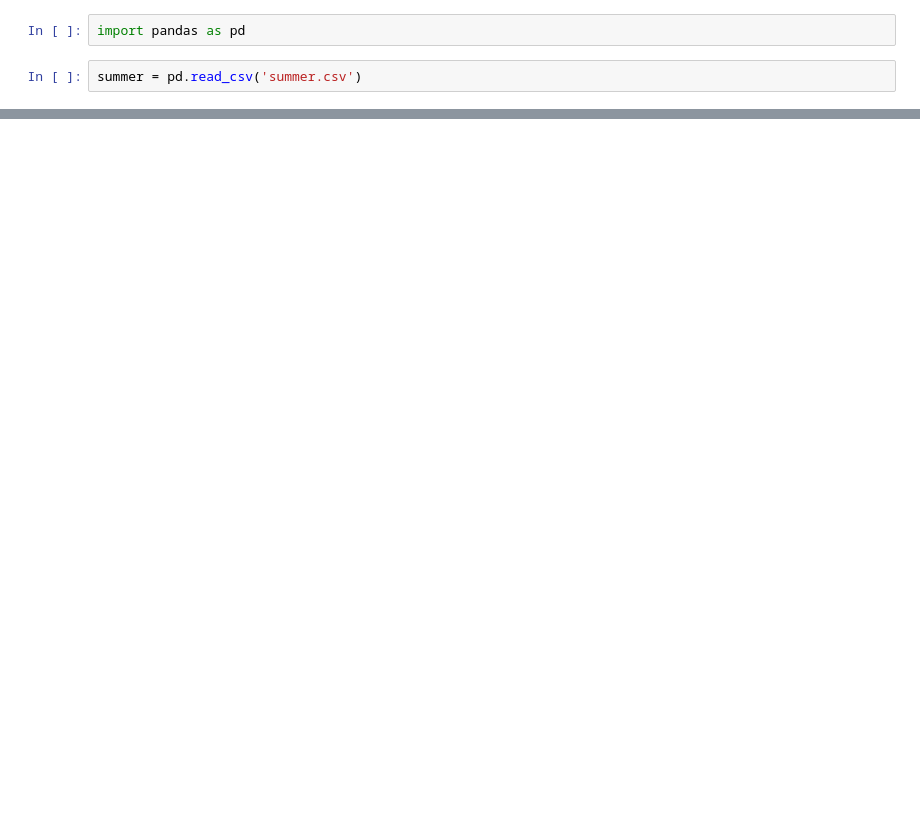
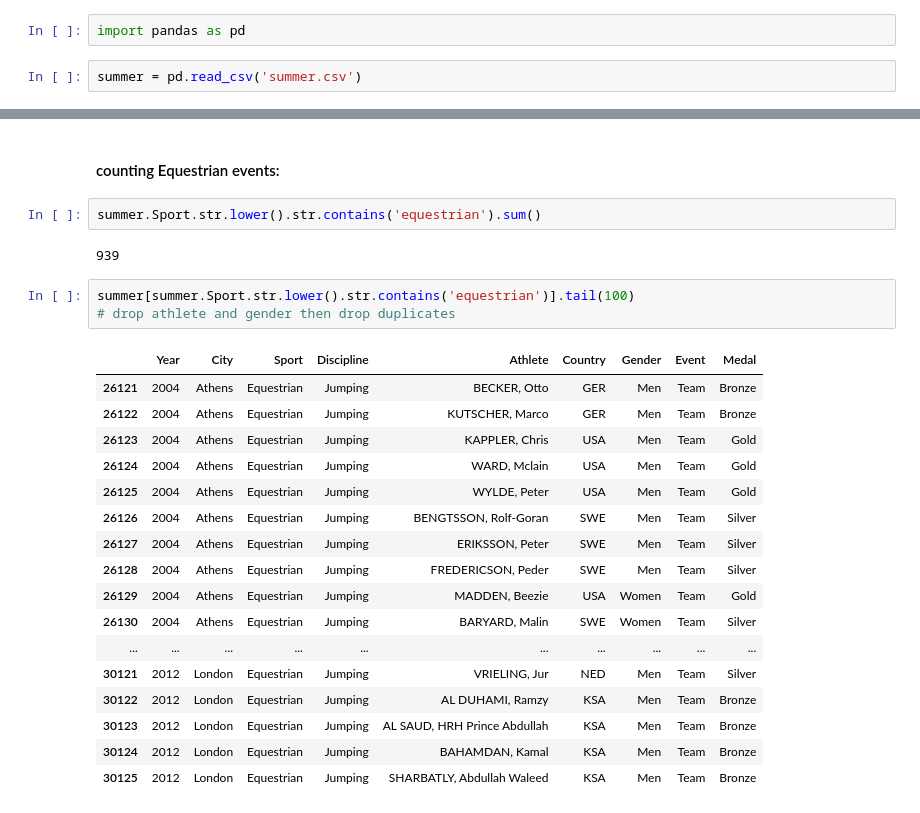
Before and after one commit to hamednasr/Olympic-medals-data-anlysis, a Jupyter notebook: Olympic Medals Data Analysis 2.ipynb, the cells around one changed output, grey strips where cells are left out. Saved outputs shown, nothing was run; the diff lists cells and outputs as text; blank space fills up the shorter version.

```diff
--- a/Olympic Medals Data Analysis 2.ipynb
+++ b/Olympic Medals Data Analysis 2.ipynb
@@ -13,0 +60,27 @@ summer.head()
+# %% [markdown]
+#### counting Equestrian events:
+# %%
+summer.Sport.str.lower().str.contains('equestrian').sum()
+# %% [output]
+939
+# %%
+summer[summer.Sport.str.lower().str.contains('equestrian')].tail(100)
+# drop athlete and gender then drop duplicates
+# %% [output]
+|  | Year | City | Sport | Discipline | Athlete | Country | Gender | Event | Medal |
+| 26121 | 2004 | Athens | Equestrian | Jumping | BECKER, Otto | GER | Men | Team | Bronze |
+| 26122 | 2004 | Athens | Equestrian | Jumping | KUTSCHER, Marco | GER | Men | Team | Bronze |
+| 26123 | 2004 | Athens | Equestrian | Jumping | KAPPLER, Chris | USA | Men | Team | Gold |
+| 26124 | 2004 | Athens | Equestrian | Jumping | WARD, Mclain | USA | Men | Team | Gold |
+| 26125 | 2004 | Athens | Equestrian | Jumping | WYLDE, Peter | USA | Men | Team | Gold |
+| 26126 | 2004 | Athens | Equestrian | Jumping | BENGTSSON, Rolf-Goran | SWE | Men | Team | Silver |
+| 26127 | 2004 | Athens | Equestrian | Jumping | ERIKSSON, Peter | SWE | Men | Team | Silver |
+| 26128 | 2004 | Athens | Equestrian | Jumping | FREDERICSON, Peder | SWE | Men | Team | Silver |
+| 26129 | 2004 | Athens | Equestrian | Jumping | MADDEN, Beezie | USA | Women | Team | Gold |
+| 26130 | 2004 | Athens | Equestrian | Jumping | BARYARD, Malin | SWE | Women | Team | Silver |
+| ... | ... | ... | ... | ... | ... | ... | ... | ... | ... |
+| 30121 | 2012 | London | Equestrian | Jumping | VRIELING, Jur | NED | Men | Team | Silver |
+| 30122 | 2012 | London | Equestrian | Jumping | AL DUHAMI, Ramzy | KSA | Men | Team | Bronze |
+| 30123 | 2012 | London | Equestrian | Jumping | AL SAUD, HRH Prince Abdullah | KSA | Men | Team | Bronze |
+| 30124 | 2012 | London | Equestrian | Jumping | BAHAMDAN, Kamal | KSA | Men | Team | Bronze |
+| 30125 | 2012 | London | Equestrian | Jumping | SHARBATLY, Abdullah Waleed | KSA | Men | Team | Bronze |
```
Also changed, not shown: parts of 9 cells of this notebook.
